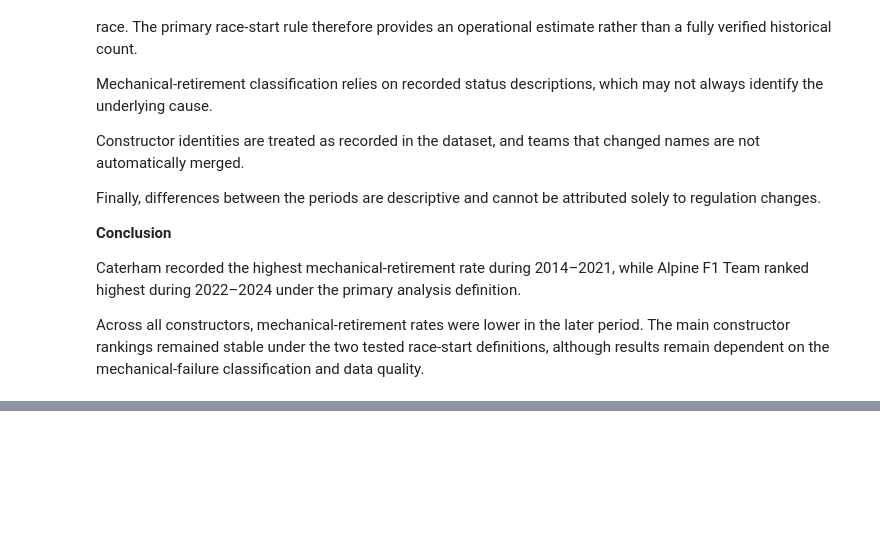
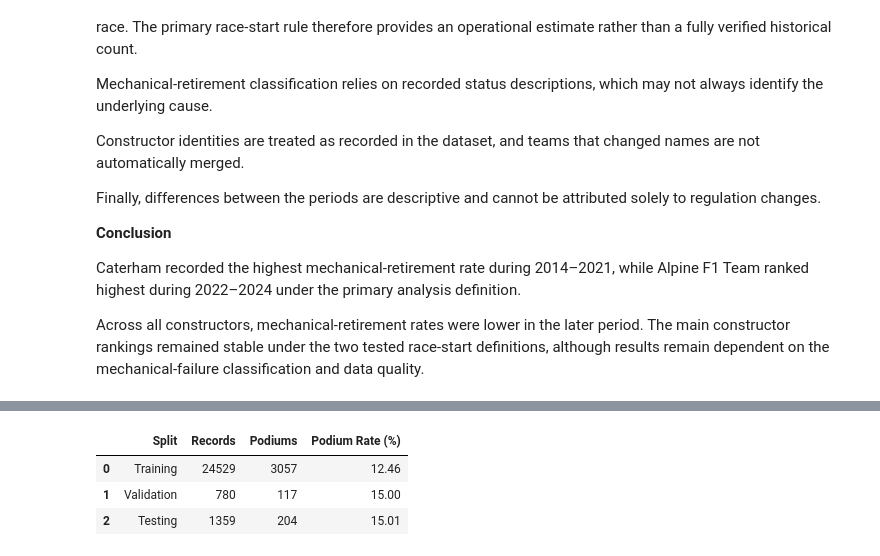
Before and after one commit to MalakAmrAlarnaouty/ACL_Project, a Jupyter notebook: ACL Milestone 1.ipynb, the cells around one changed output, grey strips where cells are left out. Drawn from its saved outputs; the diff is of its cells as text; code cells hidden in the pictures; blank space fills up the shorter version.

```diff
--- a/ACL Milestone 1.ipynb
+++ b/ACL Milestone 1.ipynb
@@ -3937,0 +4378,50 @@ Across all constructors, mechanical-retirement rates were lower in the later per
+# %%
+# Chronological train / validation / test split
+
+train_df = model_df[model_df['year'] <= 2019].copy()
+
+val_df = model_df[
+    model_df['year'].between(2020, 2021)
+].copy()
+
+test_df = model_df[
+    model_df['year'].between(2022, 2024)
+].copy()
+
+# Validate split boundaries
+assert train_df['year'].max() < val_df['year'].min()
+assert val_df['year'].max() < test_df['year'].min()
+
+# Check no driver-race observation appears in two splits
+train_pairs = set(zip(train_df['raceId'], train_df['driverId']))
+val_pairs = set(zip(val_df['raceId'], val_df['driverId']))
+test_pairs = set(zip(test_df['raceId'], test_df['driverId']))
+
+assert train_pairs.isdisjoint(val_pairs)
+assert train_pairs.isdisjoint(test_pairs)
+assert val_pairs.isdisjoint(test_pairs)
+
+assert len(train_df) + len(val_df) + len(test_df) == len(model_df)
+
+# Summarize split distributions
+split_summary = pd.DataFrame({
+    'Split': ['Training', 'Validation', 'Testing'],
+    'Records': [len(train_df), len(val_df), len(test_df)],
+    'Podiums': [
+        train_df['podium'].sum(),
+        val_df['podium'].sum(),
+        test_df['podium'].sum()
+    ],
+    'Podium Rate (%)': [
+        train_df['podium'].mean() * 100,
+        val_df['podium'].mean() * 100,
+        test_df['podium'].mean() * 100
+    ]
+})
+
+display(split_summary.round(2))
+# %% [output]
+|  | Split | Records | Podiums | Podium Rate (%) |
+| 0 | Training | 24529 | 3057 | 12.46 |
+| 1 | Validation | 780 | 117 | 15.00 |
+| 2 | Testing | 1359 | 204 | 15.01 |
```
Also changed, not shown: parts of 9 cells of this notebook.
